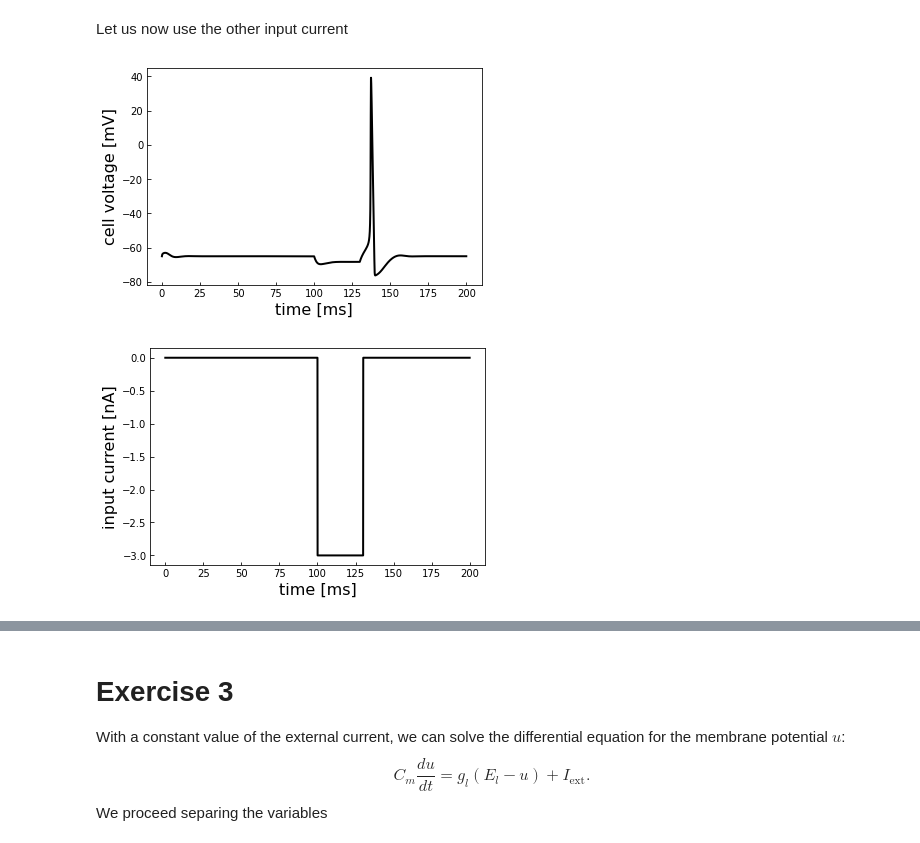
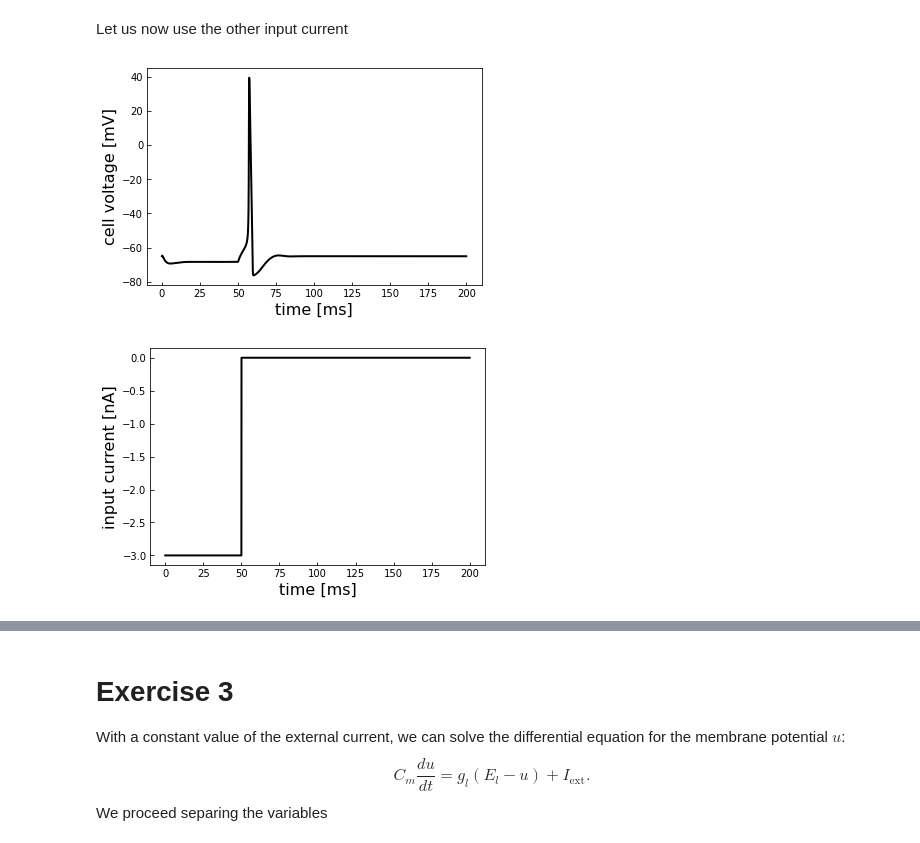
Before and after one commit to Matteo294/BIC, a Jupyter notebook: sheet2/Results02.ipynb, the cells around one changed output, grey strips where cells are left out. Saved outputs shown, nothing was run; the diff lists cells and outputs as text; code cells hidden in the pictures.

```diff
--- a/sheet2/Results02.ipynb
+++ b/sheet2/Results02.ipynb
@@ -191,7 +177,10 @@ ax = plt.gca()
 ax.tick_params(direction='in')
 plt.show()
 
-plt.plot(t, I_ext(t), lw=2, color='black')
+I = []
+for tt in t:
+    I.append(I_ext(tt))
+plt.plot(t, I, lw=2, color='black')
 plt.xlabel('time [ms]', fontsize=16)
 plt.ylabel('input current [nA]', fontsize=16)
 ax = plt.gca()
@@ -204,43 +193,43 @@ plt.show()
 ## b)
 # %% [markdown]
 Let us now use the other input current
-# %%
-def I_ext(t):
-    I = []
-    for tt in t:
-        if tt > 100 and tt < 130:
-            I.append(-3)
-        else:
-            I.append(0)
-    return I
+# %%
+def I_ext(t):
+    if t < 50:
+        return -3
+    else:
+        return 0
 # %%
-t = np.zeros((npoints, 1))
+# Run the simulation
+t = np.zeros(npoints)
 x = np.zeros((npoints, 3))
-u = np.zeros((npoints, 1))
+u = np.zeros(npoints)
 t[0] = 0
 x[0,:] = [n0, m0, h0]
 u[0] = u0
 for i in range(npoints - 1):
-    tau = get_tau(u[i])
-    x0 = get_x0(u[i])
-    u[i+1] = u[i] + dt*udot(u[i], t[i], x[i,0], x[i,1], x[i,2])
-    for n in range(3):
-        x[i+1,n] = x[i,n] + dt*xdot(x[i,n], u[i+1], n)
+    tau = np.array(get_tau(u[i]))
+    x0 = np.array(get_x0(u[i]))
+    u[i+1] = u[i] + dt*get_udot(u[i], t[i], x[i,0], x[i,1], x[i,2])
+    x[i+1] = x[i] + dt*get_xdot(x[i].flatten(), u[i+1])
     t[i+1] = t[i] + dt
 # %%
 plt.plot(t, u, lw=2, color='black')
 plt.xlabel('time [ms]', fontsize=16)
 plt.ylabel('cell voltage [mV]', fontsize=16)
 ax = plt.gca()
 ax.tick_params(direction='in')
 plt.show()
 
-plt.plot(t, I_ext(t), lw=2, color='black')
+I = []
+for tt in t:
+    I.append(I_ext(tt))
+plt.plot(t, I, lw=2, color='black')
 plt.xlabel('time [ms]', fontsize=16)
 plt.ylabel('input current [nA]', fontsize=16)
 ax = plt.gca()
 ax.tick_params(direction='in')
 plt.show()
 # %% [output]
-[figure, old version]
+[figure, new version]
-[figure, old version]
+[figure, new version]
```
Also changed, not shown: parts of 12 cells of this notebook, 1 other file.
